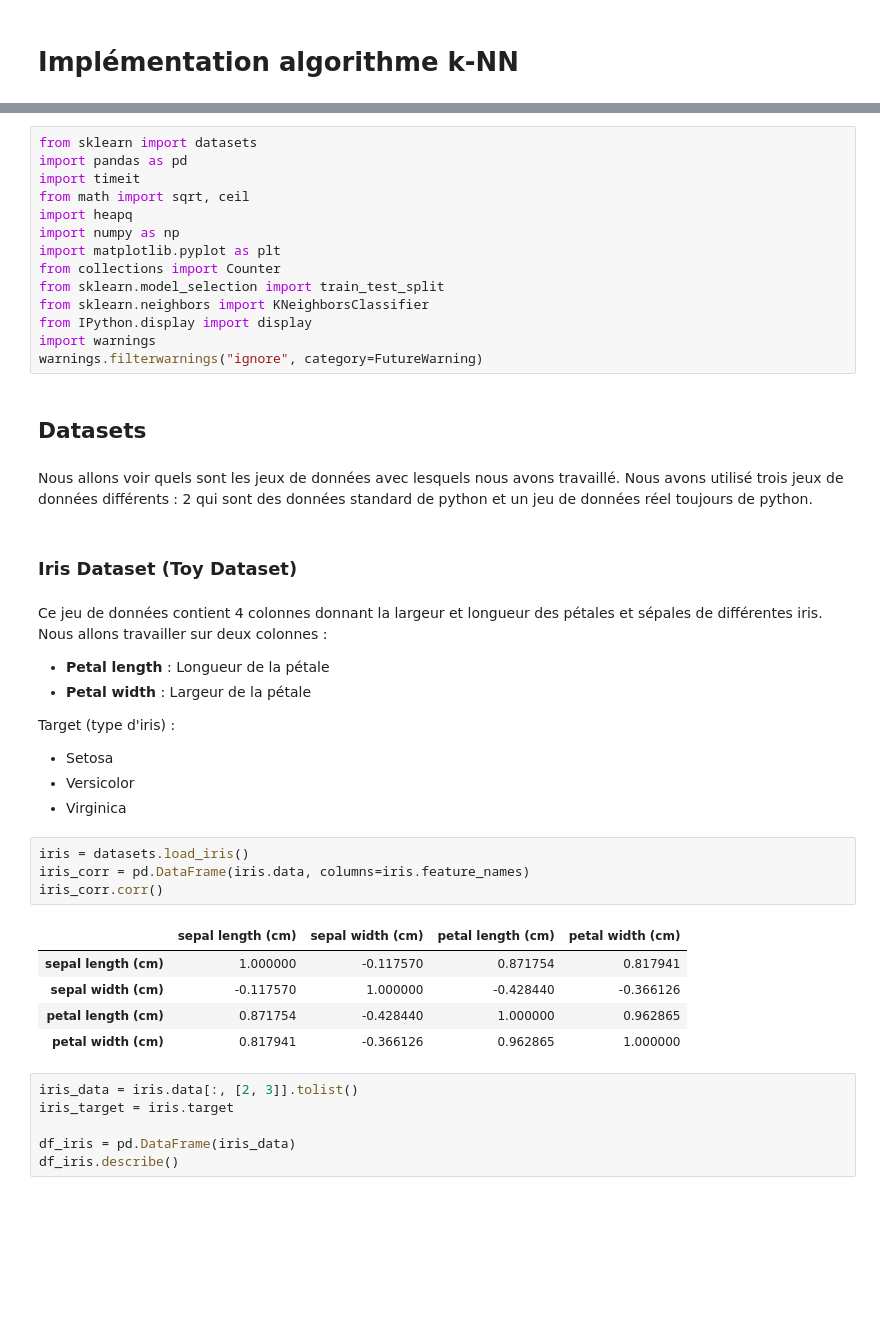
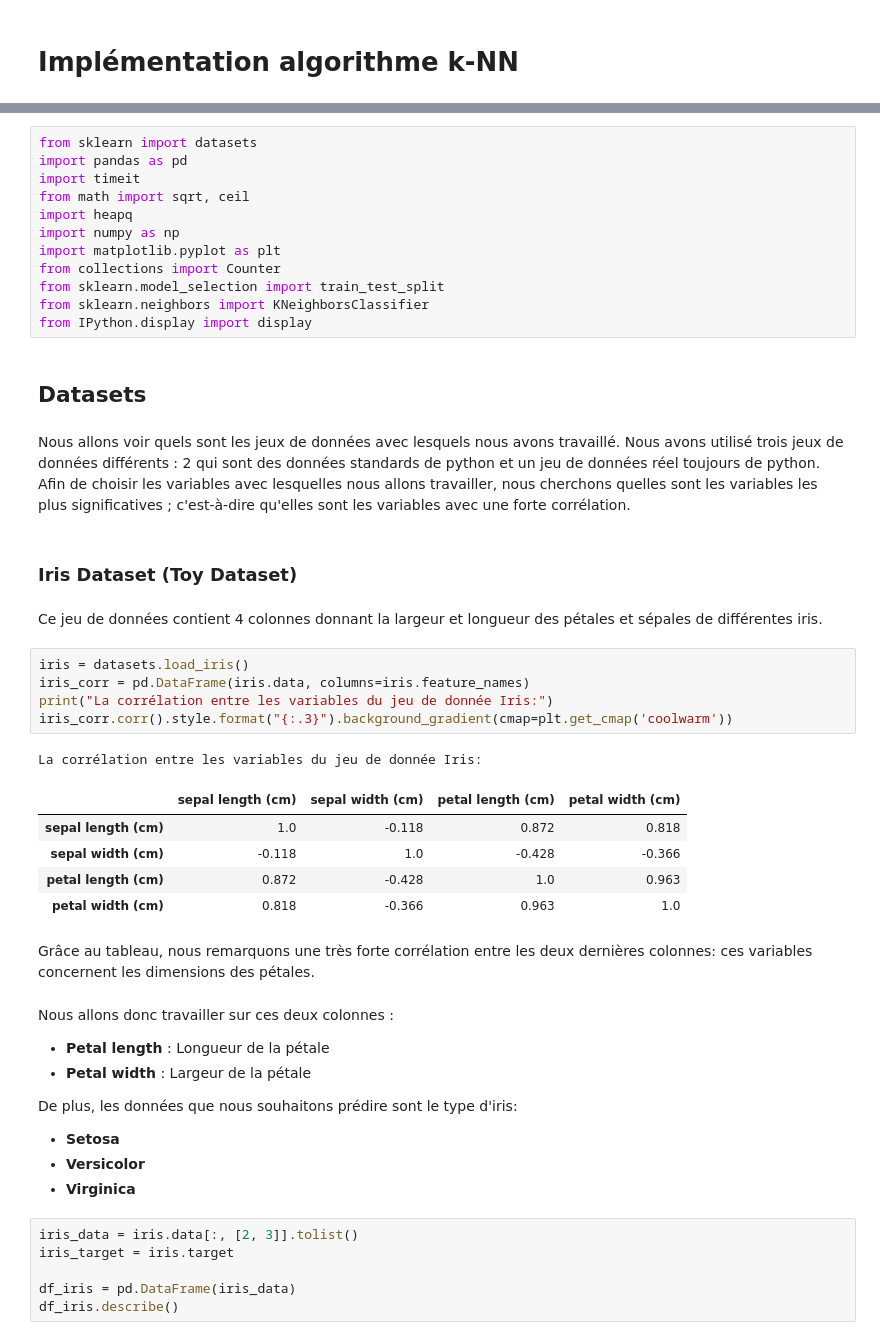
Before and after one commit to hibiga/KNN, a Jupyter notebook: L3.ipynb, the cells around one changed output, grey strips where cells are left out. Saved outputs shown, nothing was run; the diff lists cells and outputs as text; blank space fills up the shorter version.

```diff
--- a/L3.ipynb
+++ b/L3.ipynb
@@ -15,34 +15,38 @@ from collections import Counter
 from sklearn.model_selection import train_test_split
 from sklearn.neighbors import KNeighborsClassifier
 from IPython.display import display
-import warnings
-warnings.filterwarnings("ignore", category=FutureWarning)
 # %% [markdown]
 ## Datasets
 # %% [markdown]
-Nous allons voir quels sont les jeux de données avec lesquels nous avons travaillé.  Nous avons utilisé trois jeux de données différents : 2 qui sont des données standard de python et un jeu de données réel toujours de python.
+Nous allons voir quels sont les jeux de données avec lesquels nous avons travaillé.  Nous avons utilisé trois jeux de données différents : 2 qui sont des données standards de python et un jeu de données réel toujours de python.
+Afin de choisir les variables avec lesquelles nous allons travailler, nous cherchons quelles sont les variables les plus significatives ; c'est-à-dire qu'elles sont les variables avec une forte corrélation.
 # %% [markdown]
 ### Iris Dataset (Toy Dataset)
 # %% [markdown]
 Ce jeu de données contient 4 colonnes donnant la largeur et longueur des pétales et sépales de différentes iris.
-Nous allons travailler sur deux colonnes :
-- **Petal length** : Longueur de la pétale
-- **Petal width** : Largeur de la pétale
-
-Target (type d'iris) :
-- Setosa
-- Versicolor
-- Virginica
 # %%
 iris = datasets.load_iris()
 iris_corr = pd.DataFrame(iris.data, columns=iris.feature_names)
-iris_corr.corr()
+print("La corrélation entre les variables du jeu de donnée Iris:")
+iris_corr.corr().style.format("{:.3}").background_gradient(cmap=plt.get_cmap('coolwarm'))
 # %% [output]
+La corrélation entre les variables du jeu de donnée Iris:
 |  | sepal length (cm) | sepal width (cm) | petal length (cm) | petal width (cm) |
-| sepal length (cm) | 1.000000 | -0.117570 | 0.871754 | 0.817941 |
-| sepal width (cm) | -0.117570 | 1.000000 | -0.428440 | -0.366126 |
-| petal length (cm) | 0.871754 | -0.428440 | 1.000000 | 0.962865 |
-| petal width (cm) | 0.817941 | -0.366126 | 0.962865 | 1.000000 |
+| sepal length (cm) | 1.0 | -0.118 | 0.872 | 0.818 |
+| sepal width (cm) | -0.118 | 1.0 | -0.428 | -0.366 |
+| petal length (cm) | 0.872 | -0.428 | 1.0 | 0.963 |
+| petal width (cm) | 0.818 | -0.366 | 0.963 | 1.0 |
+# %% [markdown]
+Grâce au tableau, nous remarquons une très forte corrélation entre les deux dernières colonnes: ces variables concernent les dimensions des pétales.
+# %% [markdown]
+Nous allons donc travailler sur ces deux colonnes :
+- **Petal length** : Longueur de la pétale
+- **Petal width** : Largeur de la pétale
+
+De plus, les données que nous souhaitons prédire sont le type d'iris:
+- **Setosa**
+- **Versicolor**
+- **Virginica**
 # %%
 iris_data = iris.data[:, [2, 3]].tolist()
 iris_target = iris.target
```
Also changed, not shown: parts of 26 cells of this notebook.
